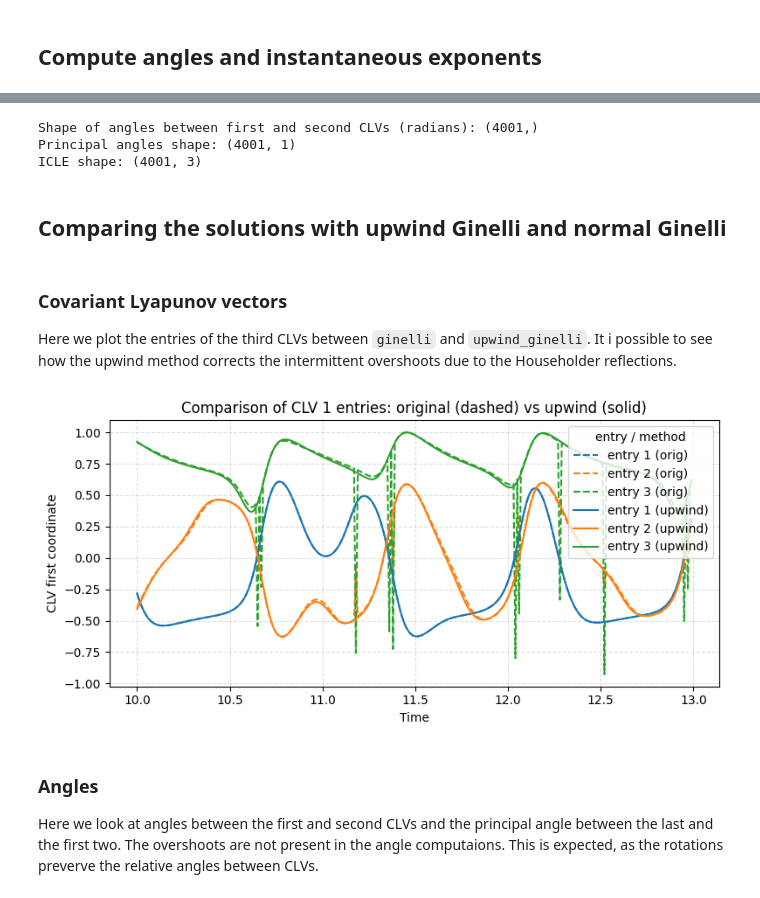
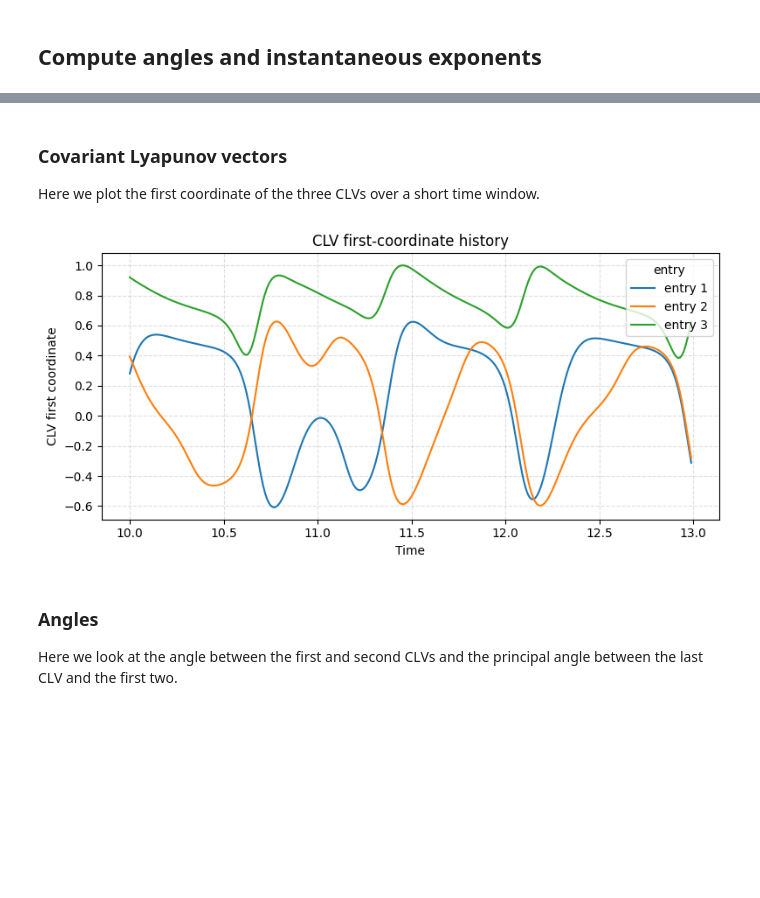
Before and after one commit to MagriLab/clvlib, a Jupyter notebook: tutorials/lorenz_numpy_quickstart.ipynb, the cells around one changed output, grey strips where cells are left out. Cells and saved outputs as stored; diff of their text form; code cells hidden in the pictures; blank space fills up the shorter version.

```diff
--- a/tutorials/lorenz_numpy_quickstart.ipynb
+++ b/tutorials/lorenz_numpy_quickstart.ipynb
@@ -44,14 +44,12 @@ Lyapunov exponent estimates, backward Lyapunov vectors (BLVs), CLVs, and the tra
 times = np.linspace(0.0, 40.0, 4001)  # 4000 integration steps
 x0 = np.array([8.0, 0.0, 30.0], dtype=float)
 
-LE, LE_history, BLV_history, CLV_history, trajectory = lyap_analysis_from_ic(
+LE, LE_history, Q_history, R_history, CLV_history, D_history, trajectory = lyap_analysis_from_ic(
     lorenz,
     jacobian,
     x0,
     times,
     stepper="rk4",
-    qr_method="householder",
-    ginelli_method="ginelli"
 )
 
 print("Asymptotic Lyapunov exponents:", LE)
@@ -124,49 +107,29 @@ LE_upwind, LE_history_upwind, BLV_history_upwind, CLV_history_upwind = lyap_anal
-# %%
-cosine_upwind, theta_upwind = compute_angles(CLV_history_upwind[:, :, 0], CLV_history_upwind[:, :, 1])
-print('Shape of angles between first and second CLVs (radians):', theta_upwind.shape)
-
-angles_upwind = principal_angles(CLV_history_upwind[:, :, :-1], CLV_history_upwind[:, :, -1:])
-print('Principal angles shape:', angles_upwind.shape)
-
-icle_upwind = compute_ICLE(jacobian, trajectory, times, CLV_history_upwind)
-print('ICLE shape:', icle.shape)
-# %% [output]
-Shape of angles between first and second CLVs (radians): (4001,)
-Principal angles shape: (4001, 1)
-ICLE shape: (4001, 3)
-# %% [markdown]
-## Comparing the solutions with upwind Ginelli and normal Ginelli
-# %% [markdown]
-### Covariant Lyapunov vectors
-
-Here we plot the entries of the third CLVs between `ginelli` and `upwind_ginelli`. It i possible to see how the upwind method corrects the intermittent overshoots due to the Householder reflections.
+# %% [markdown]
+### Covariant Lyapunov vectors
+
+Here we plot the first coordinate of the three CLVs over a short time window.
 # %%
 plt.figure(figsize=(8, 4))
 
 start, end = 1000, 1300
 
-# plot original (dashed) and upwind (solid) CLV first-coordinate for three vectors
-plt.plot(times[start:end], CLV_history[start:end, 0, 0], label='entry 1 (orig)', linestyle='--', color='C0')
-plt.plot(times[start:end], CLV_history[start:end, 0, 1], label='entry 2 (orig)', linestyle='--', color='C1')
-plt.plot(times[start:end], CLV_history[start:end, 0, 2], label='entry 3 (orig)', linestyle='--', color='C2')
-
-plt.plot(times[start:end], CLV_history_upwind[start:end, 0, 0], label='entry 1 (upwind)', color='C0')
-plt.plot(times[start:end], CLV_history_upwind[start:end, 0, 1], label='entry 2 (upwind)', color='C1')
-plt.plot(times[start:end], CLV_history_upwind[start:end, 0, 2], label='entry 3 (upwind)', color='C2')
+plt.plot(times[start:end], CLV_history[start:end, 0, 0], label='entry 1', color='C0')
+plt.plot(times[start:end], CLV_history[start:end, 0, 1], label='entry 2', color='C1')
+plt.plot(times[start:end], CLV_history[start:end, 0, 2], label='entry 3', color='C2')
 
 plt.xlabel('Time')
 plt.ylabel('CLV first coordinate')
-plt.title('Comparison of CLV 1 entries: original (dashed) vs upwind (solid)')
+plt.title('CLV first-coordinate history')
 plt.grid(True, linestyle='--', alpha=0.4)
-plt.legend(title='entry / method', loc='upper right')
+plt.legend(title='entry', loc='upper right')
 plt.tight_layout()
 plt.show()
 # %% [output]
-[figure, old version]
+[figure, new version]
 # %% [markdown]
 ### Angles
 
-Here we look at angles between the first and second CLVs and the principal angle between the last and the first two. The overshoots are not present in the angle computaions. This is expected, as the rotations preverve the relative angles between CLVs.
+Here we look at the angle between the first and second CLVs and the principal angle between the last CLV and the first two.
 # %%
 fig, (ax1, ax2) = plt.subplots(2, 1, figsize=(10, 8), sharex=True)
 
```
Also changed, not shown: parts of 8 cells of this notebook, 12 other files.
